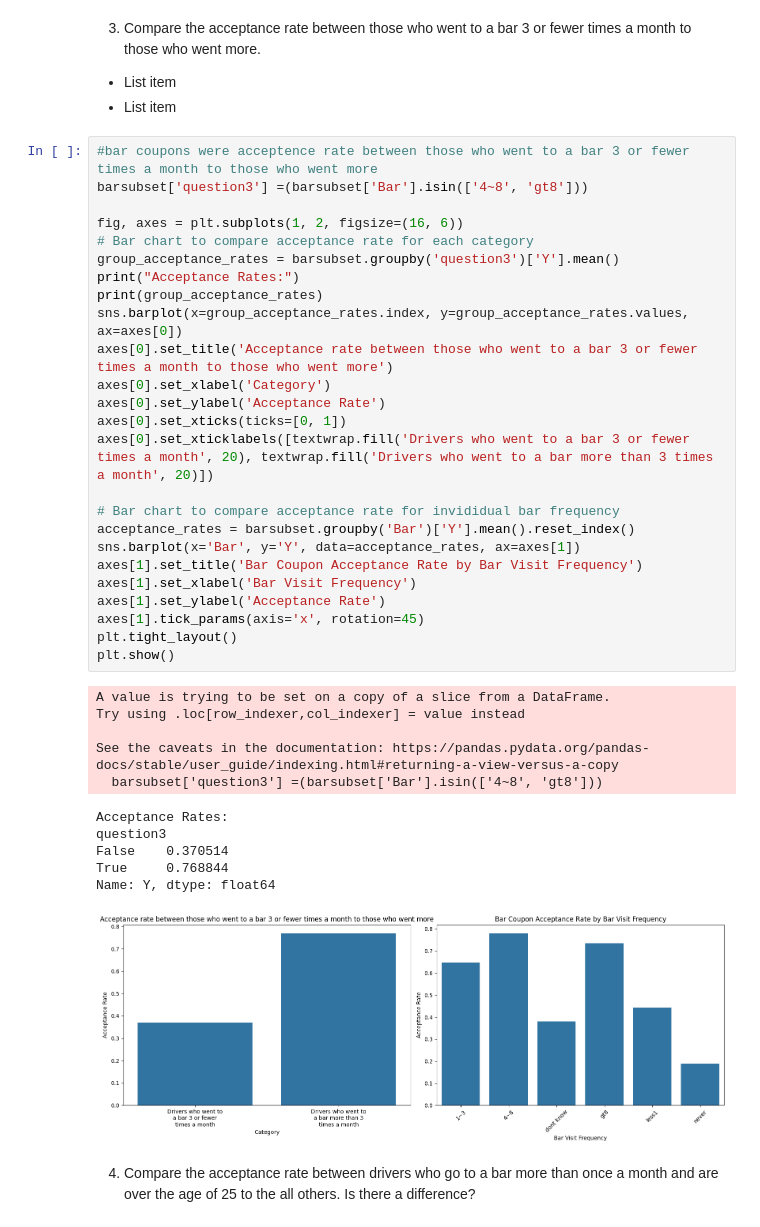
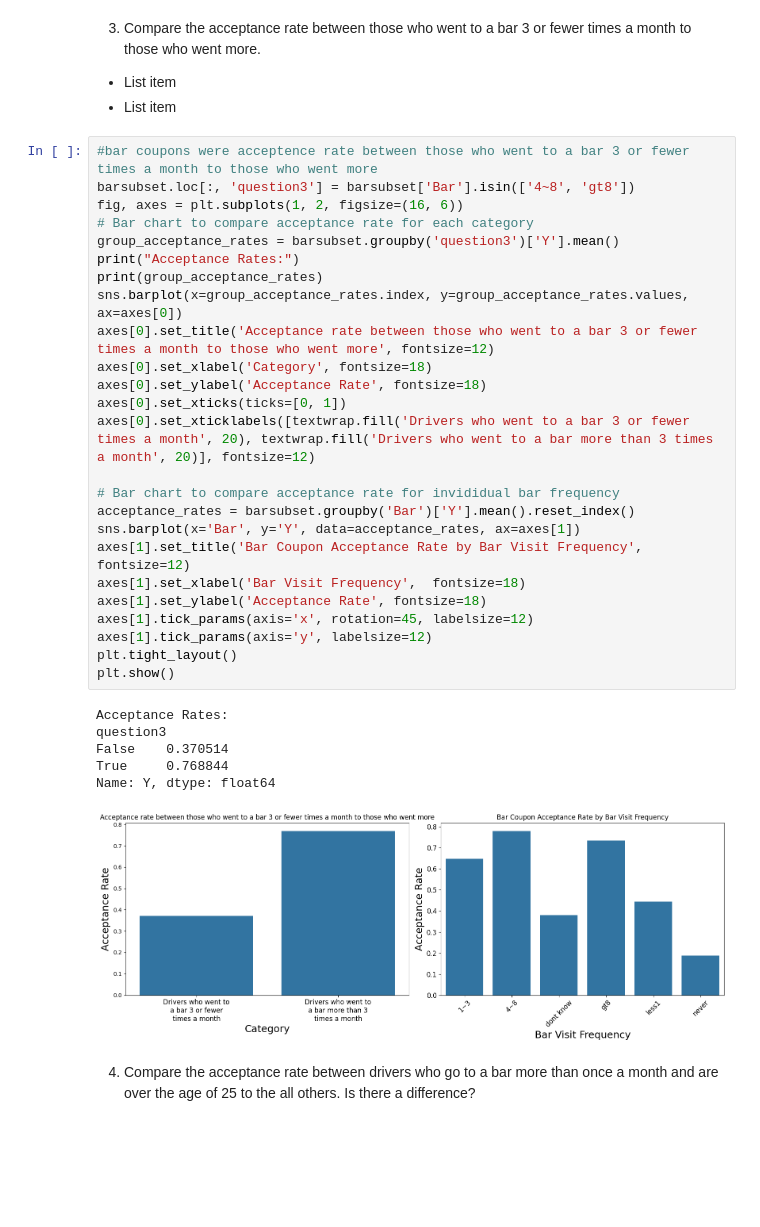
Before and after one commit to chaitanyakalidindi/assignment5_1, a Jupyter notebook: prompt.ipynb, the cells around one changed output. Drawn from its saved outputs; the diff is of its cells as text; blank space fills up the shorter version.

```diff
--- a/prompt.ipynb
+++ b/prompt.ipynb
@@ -260,41 +262,36 @@ Name: Y, dtype: float64
 *   List item
 # %%
 #bar coupons were acceptence rate between those who went to a bar 3 or fewer times a month to those who went more
-barsubset['question3'] =(barsubset['Bar'].isin(['4~8', 'gt8']))
-
+barsubset.loc[:, 'question3'] = barsubset['Bar'].isin(['4~8', 'gt8'])
 fig, axes = plt.subplots(1, 2, figsize=(16, 6))
 # Bar chart to compare acceptance rate for each category
 group_acceptance_rates = barsubset.groupby('question3')['Y'].mean()
 print("Acceptance Rates:")
 print(group_acceptance_rates)
 sns.barplot(x=group_acceptance_rates.index, y=group_acceptance_rates.values, ax=axes[0])
-axes[0].set_title('Acceptance rate between those who went to a bar 3 or fewer times a month to those who went more')
-axes[0].set_xlabel('Category')
-axes[0].set_ylabel('Acceptance Rate')
+axes[0].set_title('Acceptance rate between those who went to a bar 3 or fewer times a month to those who went more', fontsize=12)
+axes[0].set_xlabel('Category', fontsize=18)
+axes[0].set_ylabel('Acceptance Rate', fontsize=18)
 axes[0].set_xticks(ticks=[0, 1])
-axes[0].set_xticklabels([textwrap.fill('Drivers who went to a bar 3 or fewer times a month', 20), textwrap.fill('Drivers who went to a bar more than 3 times a month', 20)])
+axes[0].set_xticklabels([textwrap.fill('Drivers who went to a bar 3 or fewer times a month', 20), textwrap.fill('Drivers who went to a bar more than 3 times a month', 20)], fontsize=12)
 
 # Bar chart to compare acceptance rate for invididual bar frequency
 acceptance_rates = barsubset.groupby('Bar')['Y'].mean().reset_index()
 sns.barplot(x='Bar', y='Y', data=acceptance_rates, ax=axes[1])
-axes[1].set_title('Bar Coupon Acceptance Rate by Bar Visit Frequency')
-axes[1].set_xlabel('Bar Visit Frequency')
-axes[1].set_ylabel('Acceptance Rate')
-axes[1].tick_params(axis='x', rotation=45)
+axes[1].set_title('Bar Coupon Acceptance Rate by Bar Visit Frequency',  fontsize=12)
+axes[1].set_xlabel('Bar Visit Frequency',  fontsize=18)
+axes[1].set_ylabel('Acceptance Rate', fontsize=18)
+axes[1].tick_params(axis='x', rotation=45, labelsize=12)
+axes[1].tick_params(axis='y', labelsize=12)
 plt.tight_layout()
 plt.show()
 # %% [output]
-A value is trying to be set on a copy of a slice from a DataFrame.
-Try using .loc[row_indexer,col_indexer] = value instead
-
-See the caveats in the documentation: https://pandas.pydata.org/pandas-docs/stable/user_guide/indexing.html#returning-a-view-versus-a-copy
-  barsubset['question3'] =(barsubset['Bar'].isin(['4~8', 'gt8']))
+Acceptance Rates:
+question3
+False    0.370514
+True     0.768844
+Name: Y, dtype: float64
-Acceptance Rates:
-question3
-False    0.370514
-True     0.768844
-Name: Y, dtype: float64
-[figure, old version]
+[figure, new version]
 # %% [markdown]
 4. Compare the acceptance rate between drivers who go to a bar more than once a month and are over the age of 25 to the all others.  Is there a difference?
 # %%
```
Also changed, not shown: parts of 11 cells of this notebook.
